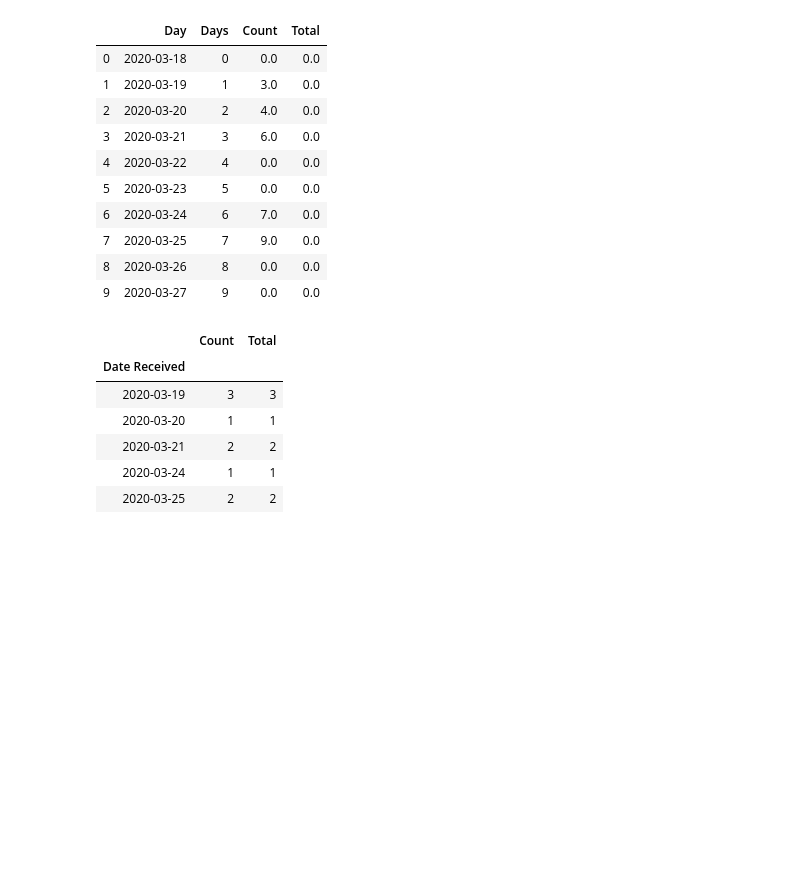
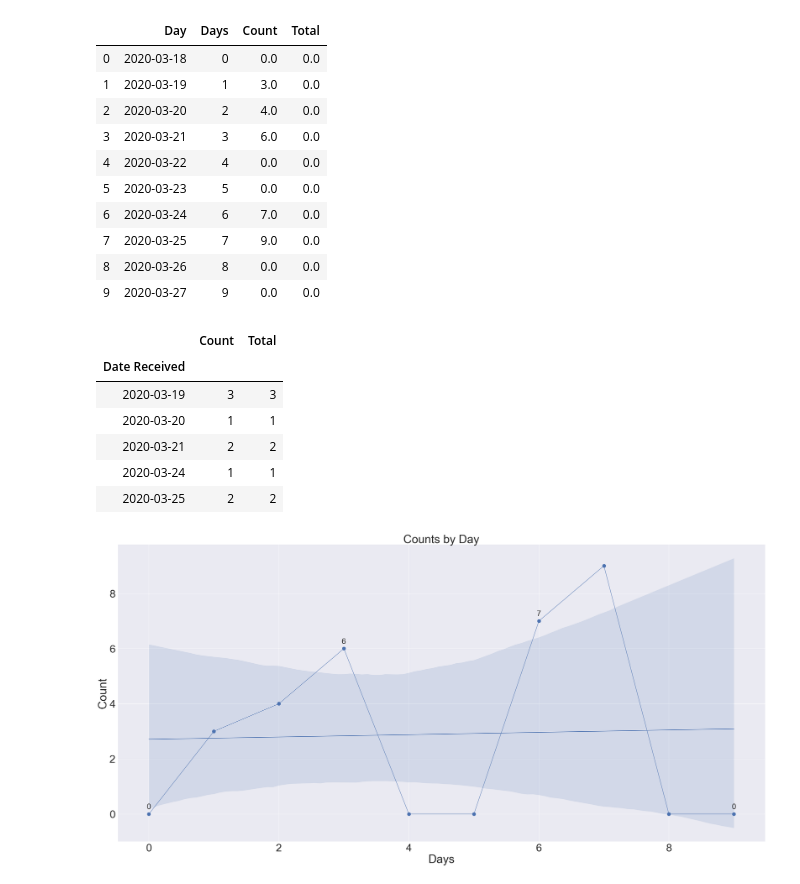
Before and after one commit to Gankcore/test-project, a Jupyter notebook: test.ipynb, the cells around one changed output. Cells and saved outputs as stored; diff of their text form; code cells hidden in the pictures; blank space fills up the shorter version.

```diff
--- a/test.ipynb
+++ b/test.ipynb
@@ -102,38 +102,40 @@ today = pd.Timestamp("today").strftime("%Y-%m-%d")
 df5['Day'] = df5['Day'].astype(str)
 
 df5['Days'] = df5['Days'].astype(float)
-df5['Total'] = df5['Total'].astype(float)
+df5['Count'] = df5['Count'].astype(float)
 
-last = df5['Total'].iloc[-1].astype(int)
+last = df5['Count'].iloc[-1].astype(int)
 
 df5 = df5.loc[((df5['Day'] <= '2020-03-27') & (df5['Day'] >= '2020-03-18'))]
 
 # figure size in inches
 rcParams['figure.figsize'] = 32,20
 
 sns.set(font_scale = 4)
 
-sns.lmplot(data=df5, x='Days', y='Total',order=1, height=20,
+sns.lmplot(data=df5, x='Days', y='Count',order=1, height=20,
           scatter_kws={'s':200},aspect=2)
 
 n=3
 
-for x,y in zip(df5['Days'],df5['Total']):
+for x,y in zip(df5['Days'],df5['Count']):
     if x % n == 0:
         label = "{:.0f}".format(y)
         text = plt.annotate(label, # this is the text
         (x,y), # this is the point to label
         textcoords="offset points", # how to position the text
         xytext=(0,20), # distance from text to points (x,y)
         ha='center') # horizontal alignment can be left, right or center
         text.set_fontsize(32)
     else:
         pass
 
 
-plt.plot(df5['Days'],df5['Total'], '-o',ms=14)
+plt.plot(df5['Days'],df5['Count'], '-o',ms=14)
 
 ax = plt.gca()
-ax.set_title("Totals by Day")
+ax.set_title("Counts by Day")
 
 plt.savefig("seaborn_chart.png")
+# %% [output]
+[figure, added]
```
